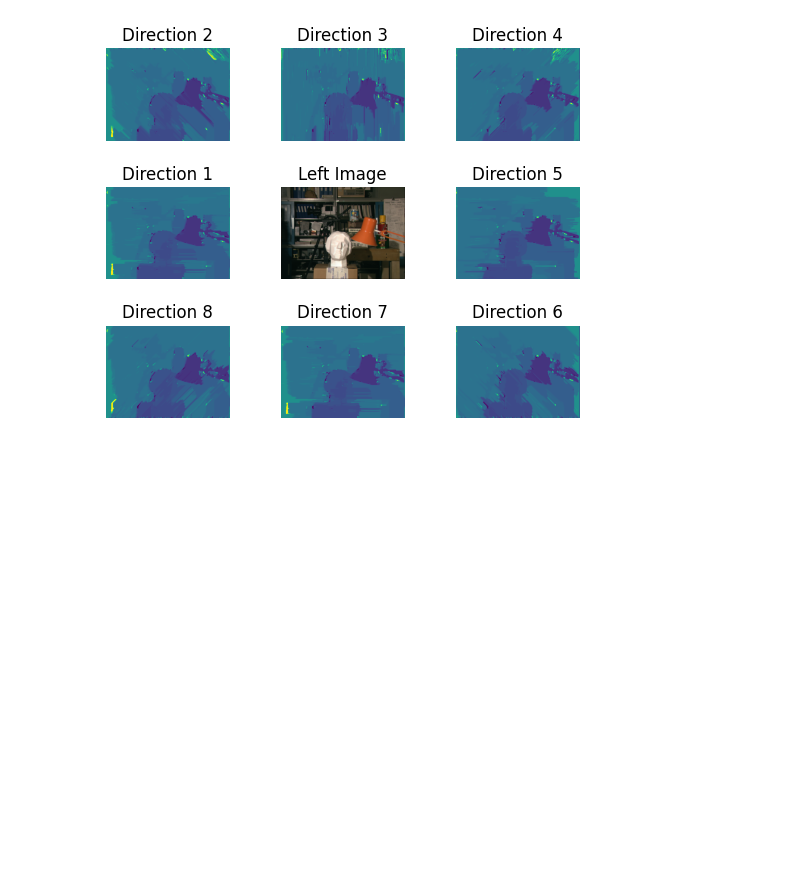
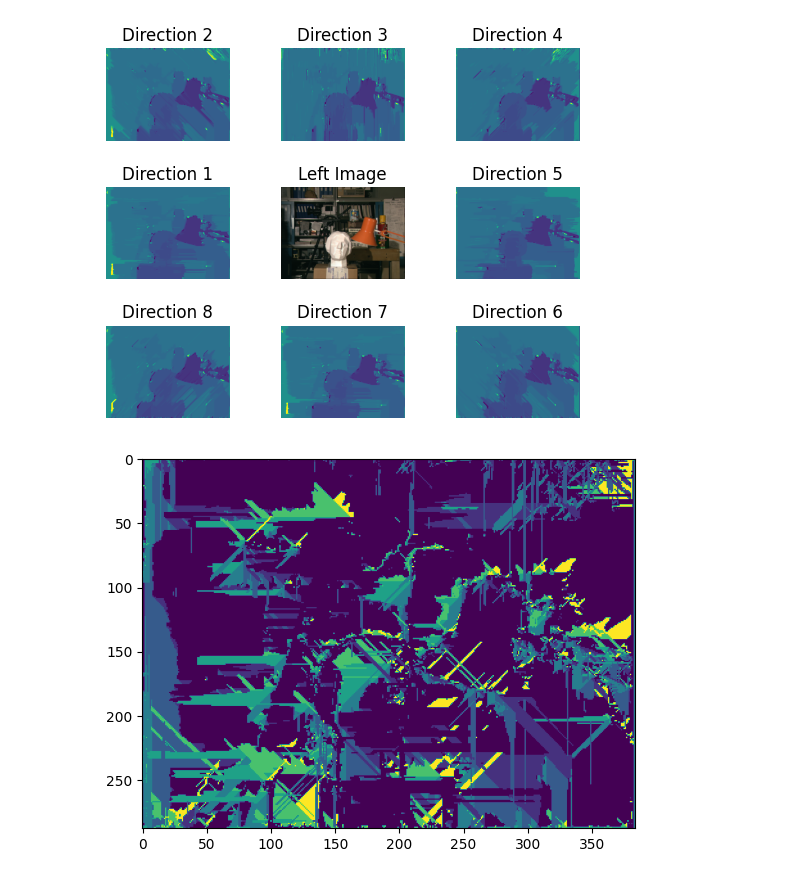
Before and after one commit to nadavo11/computer_vision_stereo_matching, a Jupyter notebook: tsst.ipynb, the cells around one changed output. Drawn from its saved outputs; the diff is of its cells as text; code cells hidden in the pictures; blank space fills up the shorter version.

Commit message:
8 directions depth estimation + results plot

```diff
--- a/tsst.ipynb
+++ b/tsst.ipynb
@@ -322,6 +322,13 @@ class Solution:
 
         """END YOUR CODE HERE   """
         return direction_to_slice
+    def show_directions(self, ssdd_tensor: np.ndarray, p1: float, p2: float):
+        d = self.dp_labeling_per_direction(self,
+                                  ssdd_tensor,
+                                  p1,
+                                  p2)
+
+
 
     def sgm_labeling(self, ssdd_tensor: np.ndarray, p1: float, p2: float):
         """Estimate the depth map according to the SGM algorithm.
@@ -350,8 +357,7 @@ class Solution:
         """INSERT YOUR CODE HERE"""
         d = self.dp_labeling_per_direction(ssdd_tensor, p1, p2)
         # iterate through all the directions
-        for i in range(1, 5):
-            l += d[i]
-            l /= 4
+        l = np.stack([labling[i] for i in range(1, 9)], axis=-1)
+
         """END YOUR CODE HERE"""
         return self.naive_labeling(l)
@@ -393,3 +401,12 @@ for i in range(1, 10):
         plt.title(f'Direction {15-i}')
 # %% [output]
 [figure]
+# %%
+
+l = np.stack([labling[i] for i in range(1, 9)], axis=-1)
+
+a = solution.naive_labeling(l)
+plt.imshow(a )
+plt.show()
+# %% [output]
+[figure, added]
```
Also changed, not shown: parts of 1 cell of this notebook.
